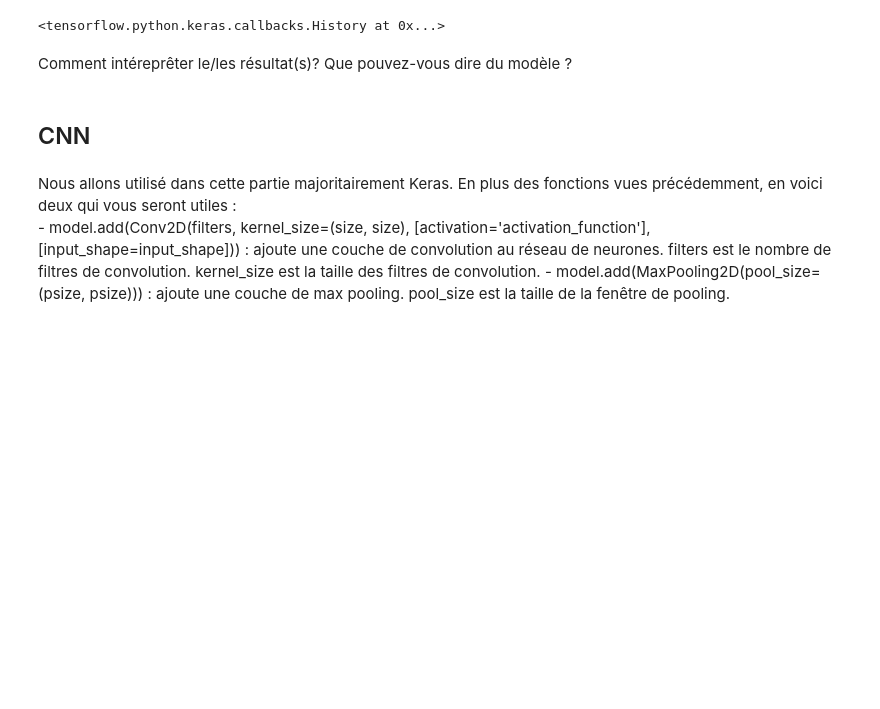
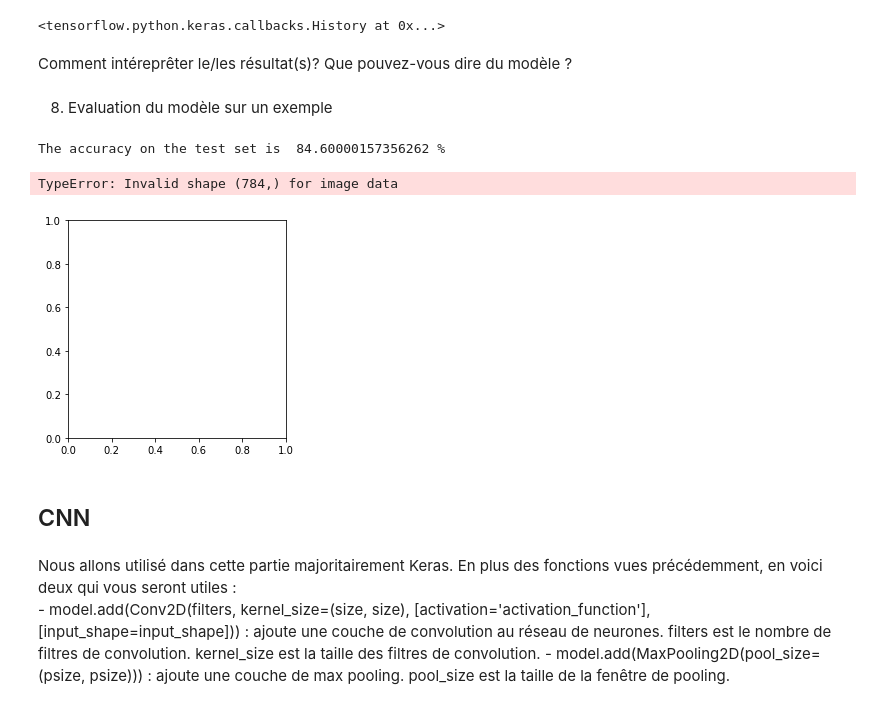
Before and after one commit to loic-roux-404/py-train, a Jupyter notebook: machine-learning/Reconnaissance_chiffres_manuscrits_Correction.ipynb, the cells around one changed output. Saved outputs shown, nothing was run; the diff lists cells and outputs as text; code cells hidden in the pictures; blank space fills up the shorter version.

```diff
--- a/machine-learning/Reconnaissance_chiffres_manuscrits.ipynb
+++ b/machine-learning/Reconnaissance_chiffres_manuscrits_Correction.ipynb
@@ -101,3 +93,9 @@ Créer le modèles avec les paramètres suivants :
+# %%
+model = Sequential()
+model.add(Dense(12, input_shape=(784,),activation='sigmoid'))
+model.add(Dense(12,activation='sigmoid'))
+model.add(Dropout(0.5))
+model.add(Dense(nb_classes, activation='softmax'))
 # %%
 # Compilation du modèle
 sgd = SGD(lr=0.1, decay=1e-6, momentum=0.9, nesterov=True)
@@ -148,6 +146,29 @@ Epoch 20/20
 <tensorflow.python.keras.callbacks.History at 0x...>
 # %% [markdown]
 Comment intéreprêter le/les résultat(s)? Que pouvez-vous dire du modèle ?
+# %% [markdown]
+8. Evaluation du modèle sur un exemple
+# %%
+def plot_mnist_digit(image):
+    """ Plot a single MNIST image."""
+    fig = plt.figure()
+    ax = fig.add_subplot(1, 1, 1)
+    ax.matshow(image, cmap = matplotlib.cm.binary)
+    plt.xticks(np.array([]))
+    plt.yticks(np.array([]))
+    plt.show()
+loss,acc = model.evaluate(X_test, y_test,  verbose=0)
+index=800
+print('The accuracy on the test set is ',(acc*100),'%')
+plot_mnist_digit(X_test[index])
+cl=model.predict_classes(X_test[index].reshape((1,784)))
+
+print("le chiffre reconnu est: ", cl[0])
+print("le chiffre à reconnaitre  est: ", np.argmax(y_test[index]))
+# %% [output]
+The accuracy on the test set is  84.60000157356262 %
+TypeError: Invalid shape (784,) for image data
+[figure, added]
 # %% [markdown]
 ## CNN
 # %% [markdown]
```
Also changed, not shown: parts of 17 cells of this notebook, 10 other files.
